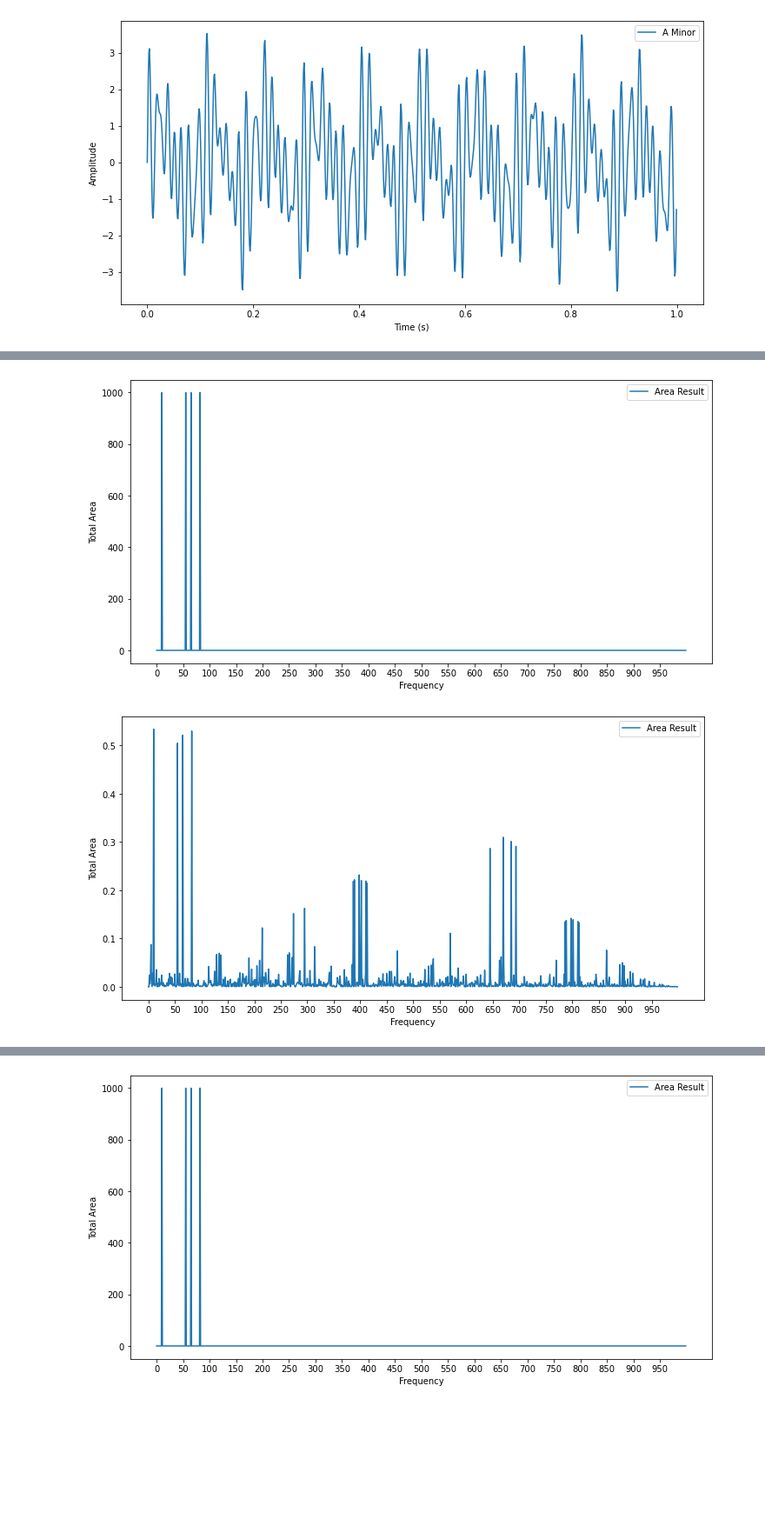
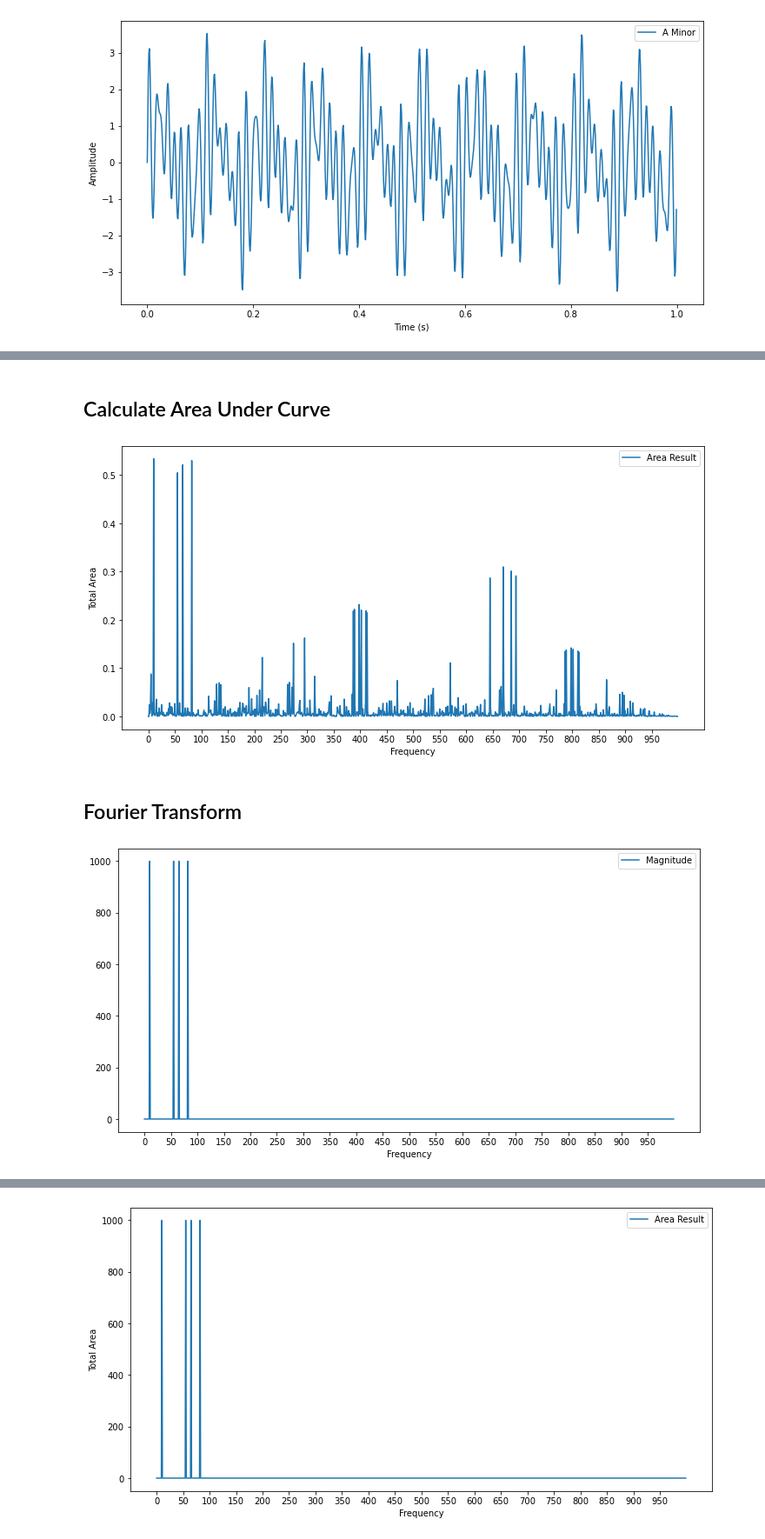
Before and after one commit to sayingless/fast-fourier-transform, a Jupyter notebook: fourier_transform_music_analogy.ipynb, the cells around one changed output, grey strips where cells are left out. Shown: that part at 87% size. Saved outputs shown, nothing was run; the diff lists cells and outputs as text; code cells hidden in the pictures; blank space fills up the shorter version.

```diff
--- a/fourier_transform_music_analogy.ipynb
+++ b/fourier_transform_music_analogy.ipynb
@@ -140,3 +45,5 @@ plt.show()
+# %% [markdown]
+## Calculate Area Under Curve
 # %%
 f = 0  # Start sweeping at 0 Hz
 nyquist_sampling_rate = sampling_rate * 2
@@ -157,7 +64,7 @@ while f < len(area_overview):
     area_under_x_axis = np.trapz(wave_multiplied[below_x_axis], time_div_resampled[below_x_axis])
     area_combined = area_above_x_axis + area_under_x_axis
 
-    area_overview[f] = np.sum(wave_multiplied)
+    area_overview[f] = area_combined
 
     # Examine next frequency
     f = f + 1
@@ -165,7 +72,7 @@ while f < len(area_overview):
 # Plot Nyquist
 plt.plot(
     nyquist_freq[0 : len(nyquist_freq) // 2],
-    area_overview[0 : len(area_overview) // 2],
+    abs(area_overview[0 : len(area_overview) // 2]),
     label='Area Result'
 )
 plt.xticks(np.arange(0, len(nyquist_freq) // 2, 50))
@@ -174,18 +81,37 @@ plt.ylabel('Total Area')
 plt.legend()
 plt.show()
 # %% [output]
-[figure, old version]
+[figure, new version]
+# %% [markdown]
+## Fourier Transform
+# %%
+f = 0  # Start sweeping at 0 Hz
+nyquist_sampling_rate = sampling_rate * 2
+a_minor_resampled = resample(a_minor_wave, nyquist_sampling_rate)
+time_div_resampled = np.arange(0, 1, 1/nyquist_sampling_rate)
+
+nyquist_freq = np.arange(0, len(a_minor_resampled), len(a_minor_resampled)/(nyquist_sampling_rate))
+magnitude_overview = np.zeros(len(nyquist_freq))
+
+while f < len(area_overview):
+    sin_wave = amplitude * np.sin(2 * np.pi * f * time_div_resampled)
+    cos_wave = amplitude * np.cos(2 * np.pi * f * time_div_resampled)
+    wave_multiplied = np.sum((sin_wave + cos_wave) * a_minor_resampled)
+
+    magnitude_overview[f] = wave_multiplied
+
+    # Examine next frequency
+    f = f + 1
 # %%
-# Plot Nyquist Absolute
+# Plot Nyquist
 plt.plot(
     nyquist_freq[0 : len(nyquist_freq) // 2],
-    abs(area_overview[0 : len(area_overview) // 2]),
-    label='Area Result'
+    abs(magnitude_overview[0 : len(magnitude_overview) // 2]),
+    label='Magnitude'
 )
 plt.xticks(np.arange(0, len(nyquist_freq) // 2, 50))
 plt.xlabel('Frequency')
-plt.ylabel('Total Area')
 plt.legend()
 plt.show()
 # %% [output]
-[figure, old version]
+[figure, new version]
```
Also changed, not shown: parts of 13 cells of this notebook, 11 other files.
